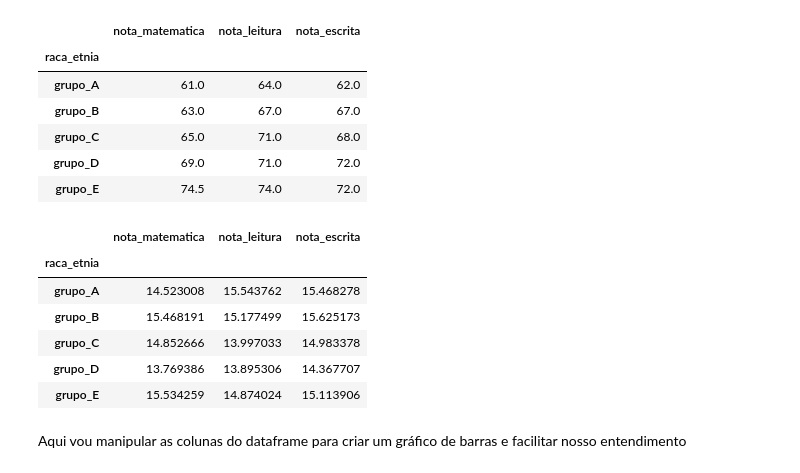
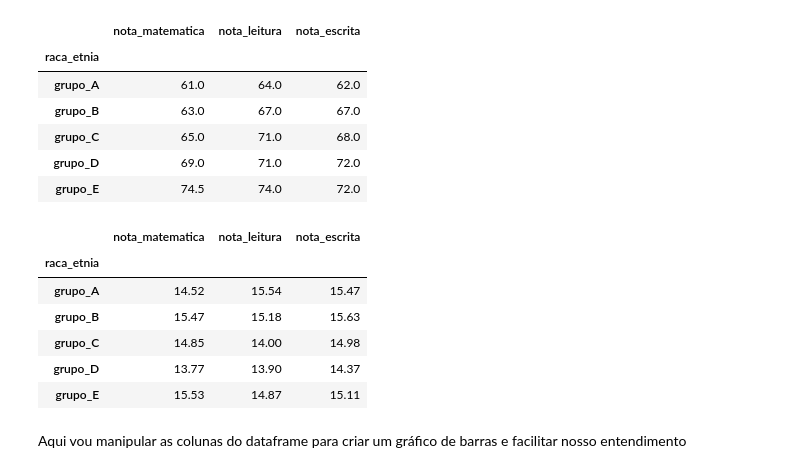
Before and after one commit to bidiass-collab/desempenho-estudantes, a Jupyter notebook: Projeto_final.ipynb, the cells around one changed output. Cells and saved outputs as stored; diff of their text form; code cells hidden in the pictures.

```diff
--- a/Projeto_final.ipynb
+++ b/Projeto_final.ipynb
@@ -316,15 +276,15 @@ desempenho.groupby(['raca_etnia'])[['nota_matematica','nota_leitura','nota_escri
 | grupo_D | 69.0 | 71.0 | 72.0 |
 | grupo_E | 74.5 | 74.0 | 72.0 |
 # %%
-desempenho.groupby(['raca_etnia'])[['nota_matematica','nota_leitura','nota_escrita']].std()
+desempenho.groupby(['raca_etnia'])[['nota_matematica','nota_leitura','nota_escrita']].std().round(2)
 # %% [output]
 |  | nota_matematica | nota_leitura | nota_escrita |
 | raca_etnia |  |  |  |
-| grupo_A | 14.523008 | 15.543762 | 15.468278 |
-| grupo_B | 15.468191 | 15.177499 | 15.625173 |
-| grupo_C | 14.852666 | 13.997033 | 14.983378 |
-| grupo_D | 13.769386 | 13.895306 | 14.367707 |
-| grupo_E | 15.534259 | 14.874024 | 15.113906 |
+| grupo_A | 14.52 | 15.54 | 15.47 |
+| grupo_B | 15.47 | 15.18 | 15.63 |
+| grupo_C | 14.85 | 14.00 | 14.98 |
+| grupo_D | 13.77 | 13.90 | 14.37 |
+| grupo_E | 15.53 | 14.87 | 15.11 |
 # %% [markdown]
 Aqui vou manipular as colunas do dataframe para criar um gráfico de barras e facilitar nosso entendimento
 # %%
```
Also changed, not shown: parts of 62 cells of this notebook.
